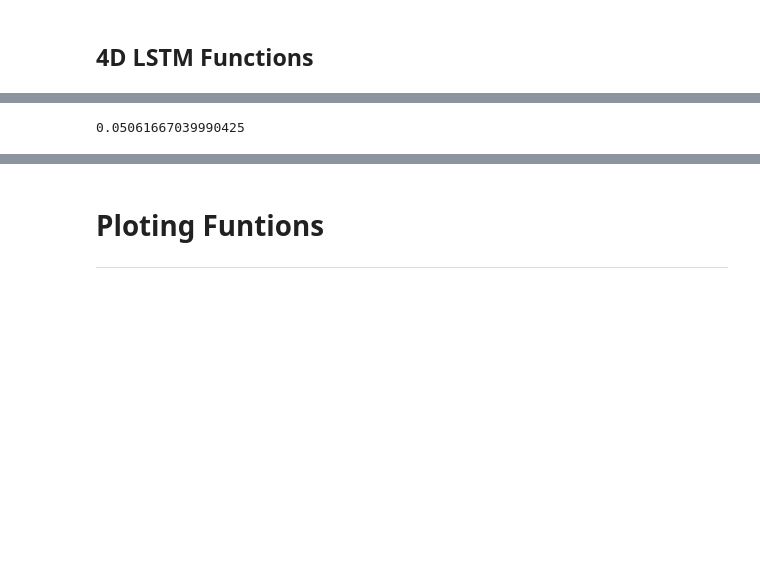
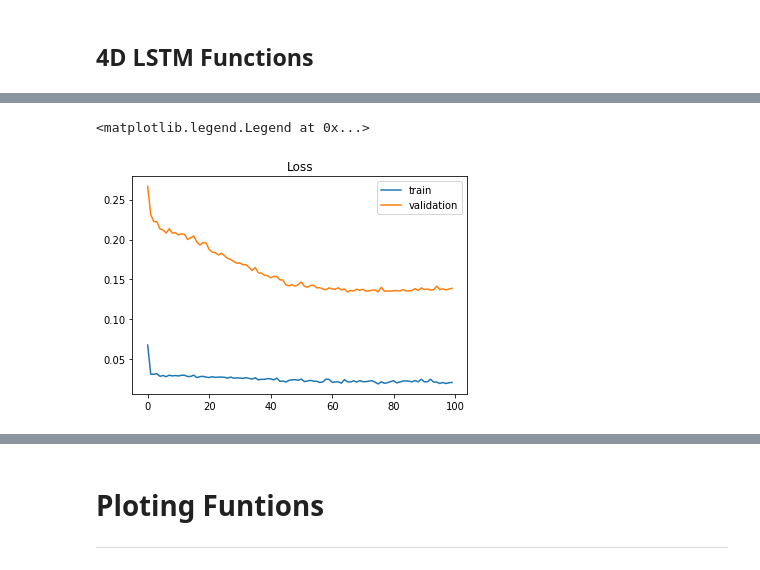
Before and after one commit to laramiedunlap/Project2, a Jupyter notebook: ying.ipynb, the cells around one changed output, grey strips where cells are left out. Cells and saved outputs as stored; diff of their text form; code cells hidden in the pictures; blank space fills up the shorter version.

Commit message:
updated lstm_4d.py and ying.ipynb

```diff
--- a/ying.ipynb
+++ b/ying.ipynb
@@ -394,8 +401,10 @@ print(y[-5:])
 # %%
-X_train_scaled, X_test_scaled, y_train_scaled, y_test_scaled, scaler=data_splited_scaled(X,y)
+X_train_scaled, X_val_scaled, X_test_scaled, y_train_scaled, y_val_scaled, y_test_scaled, scaler=data_splited_scaled(X,y)
 print(X_train_scaled.shape)
+print(X_val_scaled.shape)
 print(X_test_scaled.shape)
 print(y_train_scaled.shape)
+print(y_val_scaled.shape)
 print(y_test_scaled.shape)
 print(X_train_scaled[0:5])
 # %% [output]
@@ -434,4 +455,4 @@ def lstm_model(X_train_scaled, y_train_scaled,number_units):
 # %%
-model = lstm_model(X_train_scaled, y_train_scaled,number_units)
+model = lstm_model(X_train_scaled,number_units, optimizer, loss, metrics)
 model.summary()
 # %% [output]
@@ -453,10 +472,13 @@ Trainable params: 94,273
 Non-trainable params: 0
 _________________________________________________________________
 # %%
-def model_fit(X_train_scaled, y_train_scaled,model):
-    history = model.fit(X_train_scaled.reshape(X_train_scaled.shape[0],X_train_scaled.shape[1],-1), y_train_scaled, epochs=100, shuffle=False, batch_size=1, verbose=1)
-    return (history, model)
+# def model_fit(X_train_scaled, y_train_scaled,X_val_scaled, y_val_scaled, model,epochs):
+#     '''
+#     This function trains the lstm model
+#     '''
+#     history = model.fit(X_train_scaled.reshape(X_train_scaled.shape[0],X_train_scaled.shape[1],-1), y_train_scaled, validation_data=(X_val_scaled.reshape(X_val_scaled.shape[0],X_val_scaled.shape[1],-1), y_val_scaled), epochs=epochs, shuffle=False, batch_size=1, verbose=1)
+#     return (history, model)
 # %%
-history, model_fitted = model_fit(X_train_scaled, y_train_scaled,model)
+history, model_fitted = model_fit(X_train_scaled, y_train_scaled,X_val_scaled, y_val_scaled,model,epochs)
 # %% [output]
 Epoch 1/100
@@ -486,4 +508,0 @@ def lstm_evaluation(model_fitted):
-# %%
-lstm_evaluation(model_fitted)
-# %% [output]
-0.05061667039990425
@@ -489,0 +511,10 @@ lstm_evaluation(model_fitted)
+# %%
+
+# plot loss during training
+pyplot.title('Loss')
+pyplot.plot(history.history['loss'], label='train')
+pyplot.plot(history.history['val_loss'], label='validation')
+pyplot.legend()
+# %% [output]
+<matplotlib.legend.Legend at 0x...>
+[figure, added]
```
Also changed, not shown: parts of 19 cells of this notebook, 1 other file.
